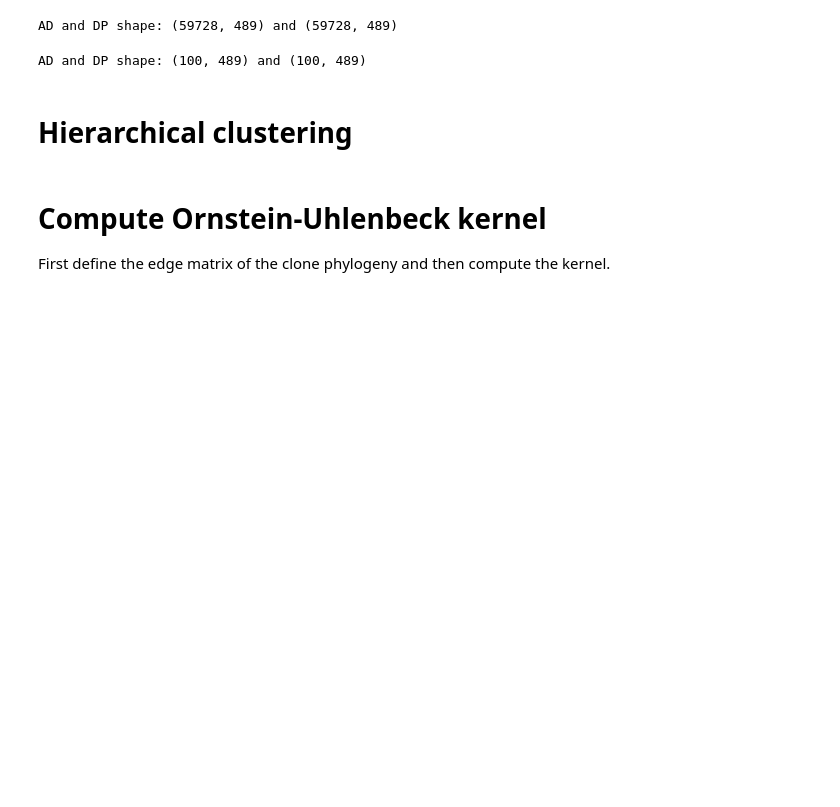
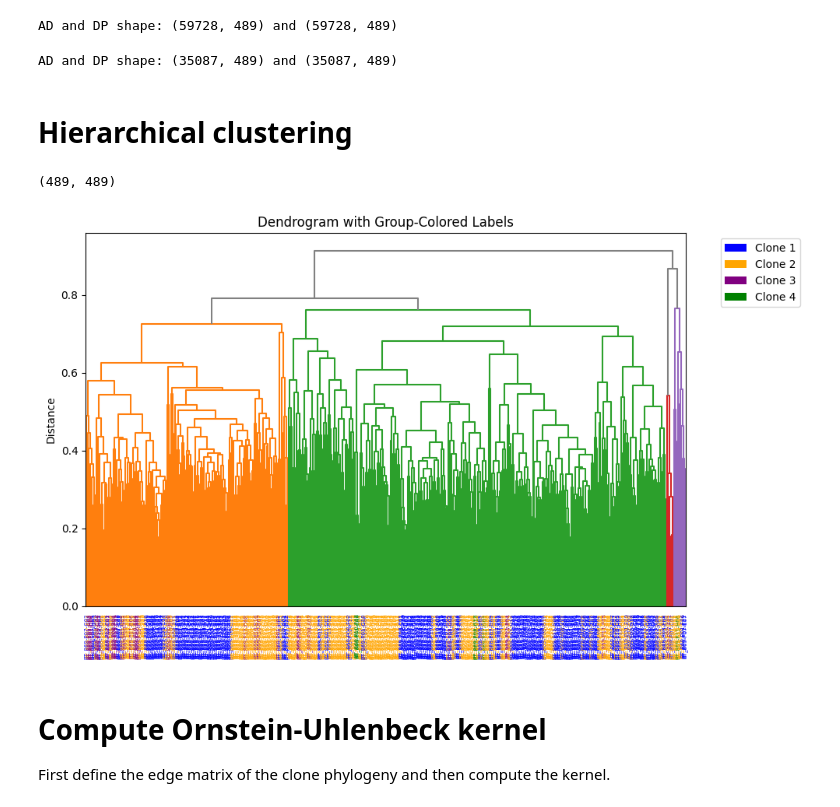
Before and after one commit to elena-buscaroli/snv_caller, a Jupyter notebook: binomial_lik/model_test.ipynb, the cells around one changed output. Cells and saved outputs as stored; diff of their text form; code cells hidden in the pictures; blank space fills up the shorter version.

```diff
--- a/binomial_lik/model_test.ipynb
+++ b/binomial_lik/model_test.ipynb
@@ -26,7 +29,7 @@ Load variant read counts and depths from the XClone package.
 # %%
-labels_df = pd.read_csv("/Users/elenab/Dropbox/work/visiting/project/data/BCH869_bam/BCH869_489_clone_id.tsv", sep="\t", header=None, names=["CellID", "CloneID"])
+labels_df = pd.read_csv("../data/BCH869_489_clone_id.tsv", sep="\t", header=None, names=["CellID", "CloneID"])
 
-sample_names = pd.read_csv("/Users/elenab/Dropbox/work/visiting/project/data/BCH869_xcltk/1_pileup/cellSNP.samples.tsv", sep="\t", header=None, names=["CellID"])
+sample_names = pd.read_csv("../data/cellSNP.samples.tsv", sep="\t", header=None, names=["CellID"])
 sample_names["CellID"] = sample_names["CellID"].map(lambda x: x.replace(".sort",""))
 tokeep_cells = sample_names["CellID"].isin(labels_df["CellID"])
 
@@ -51,8 +54,8 @@ row_nnz = DP.getnnz(axis=1)  # non-zero count per row
 nonzero_rows = row_nnz > 5
 tokeep_muts = np.where(nonzero_rows)[0]
 
-# sample only 100 mutations
-tokeep_muts = np.random.choice(tokeep_muts, size=100, replace=False)
+# n_muts = 100
+# tokeep_muts = np.random.choice(tokeep_muts, size=n_muts, replace=False)
 nonzero_rows = np.zeros_like(nonzero_rows, dtype=bool)
 nonzero_rows[tokeep_muts] = True
 AD = AD[nonzero_rows]
@@ -60,43 +63,45 @@ DP = DP[nonzero_rows]
 assert AD.shape == DP.shape
 print(f"AD and DP shape: {AD.shape} and {DP.shape}")
 # %% [output]
-AD and DP shape: (100, 489) and (100, 489)
+AD and DP shape: (35087, 489) and (35087, 489)
 # %% [markdown]
 # Hierarchical clustering
 # %%
 RDR_adata = xclone.data.bch869_rdr()
 gene_expression = RDR_adata.layers["raw_expr"][tokeep_cells].transpose()
+
+cell_ids = RDR_adata.obs["Sample"].index[tokeep_cells]
+clone_ids = list(labels_df.set_index("CellID").reindex(cell_ids).reset_index()["CloneID"])
 # %%
-import numpy as np
-from scipy.spatial.distance import squareform
-from scipy.cluster.hierarchy import linkage, dendrogram
-import matplotlib.pyplot as plt
-
-standardized_columns = []
-
-for i in range(gene_expression.shape[1]):
-    col = gene_expression.getcol(i).toarray().flatten()  # convert column to dense
-    mean = col.mean()
-    std = col.std()
-    if std == 0:
-        std = 1  # avoid division by zero
-    standardized_col = (col - mean) / std
-    standardized_columns.append(standardized_col)
-
-X_std = np.column_stack(standardized_columns)  # shape: genes x cells
-
-correlation_matrix = np.corrcoef(X_std.T)  # shape: cells x cells
-
-distance_matrix = 1 - correlation_matrix
-condensed_dist = squareform(distance_matrix, checks=False)
-
-linkage_matrix = linkage(condensed_dist, method="complete")
-
-# plt.figure(figsize=(12, 5))
-# dendrogram(linkage_matrix, no_labels=True)
-# plt.title("Hierarchical Clustering of Cells (Sparse Input)")
-# plt.xlabel("Cell")
-# plt.ylabel("1 - Pearson Correlation")
-# plt.tight_layout()
-# plt.show()
+linkage_matrix = compute_linkage(gene_expression)
+# %% [output]
+(489, 489)
+# %%
+from matplotlib import colors as mcolors
+from matplotlib.patches import Patch
+
+unique_groups = set(clone_ids)
+color_list = ["blue","orange","purple","green"]
+color_map = {group: color_list[i % len(color_list)] for i, group in enumerate(unique_groups)}
+label_colors = [color_map[group] for group in clone_ids]
+
+plt.figure(figsize=(10, 6))
+dendro = dendrogram(linkage_matrix, labels=cell_ids, color_threshold=0.78, above_threshold_color="grey")
+leaf_order = dendro["leaves"]
+groupings_ordered = np.array(clone_ids)[leaf_order]
+
+ax = plt.gca()
+xlbls = ax.get_xmajorticklabels()
+for lbl, group in zip(xlbls, groupings_ordered):
+    lbl.set_color(color_map[group])
+
+legend_elements = [Patch(facecolor=color_map[g], label=f'Clone {g}') for g in unique_groups]
+
+plt.legend(handles=legend_elements, loc='upper right', bbox_to_anchor=(1.2, 1))
+plt.title('Dendrogram with Group-Colored Labels')
+plt.ylabel('Distance')
+plt.tight_layout()
+plt.show()
+# %% [output]
+[figure, added]
 # %%
```
Also changed, not shown: parts of 20 cells of this notebook, 2 other files.
